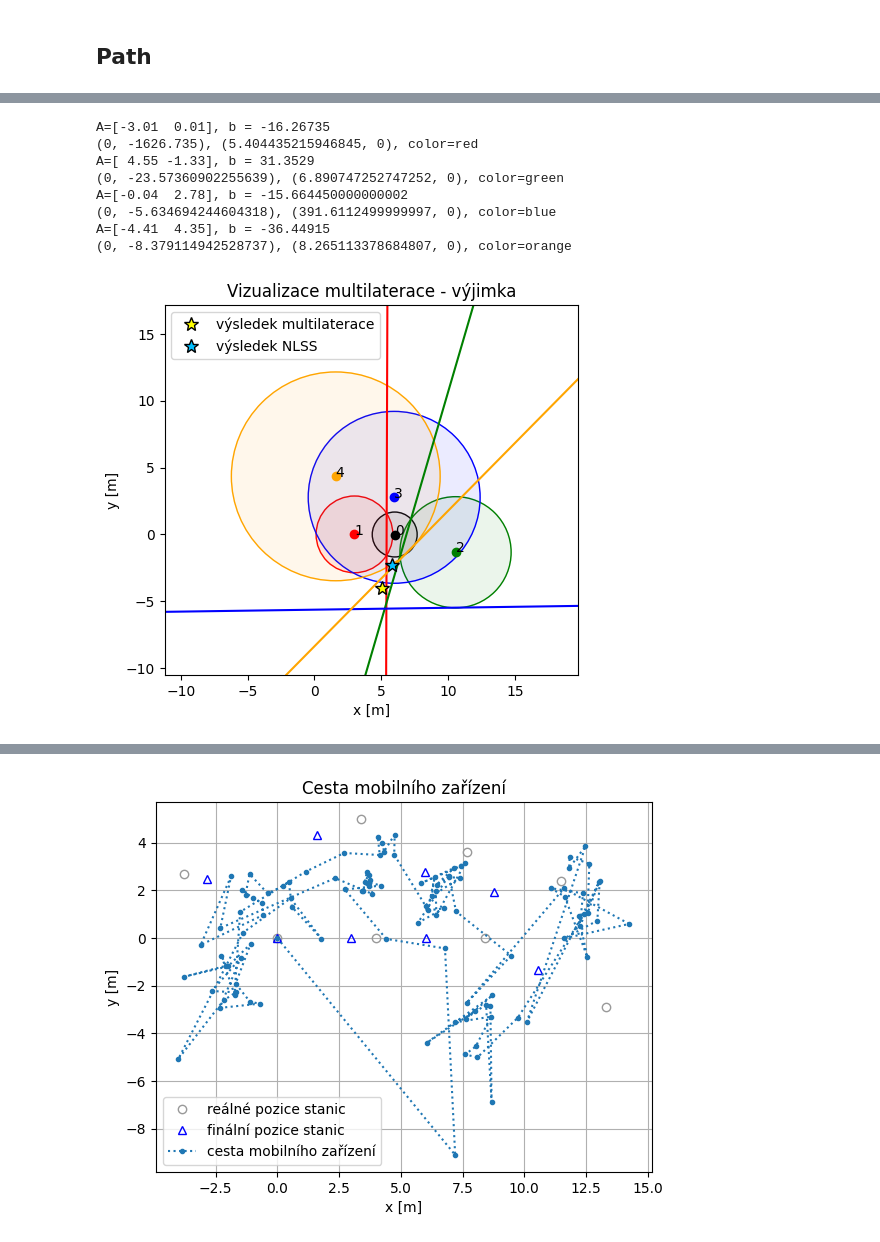
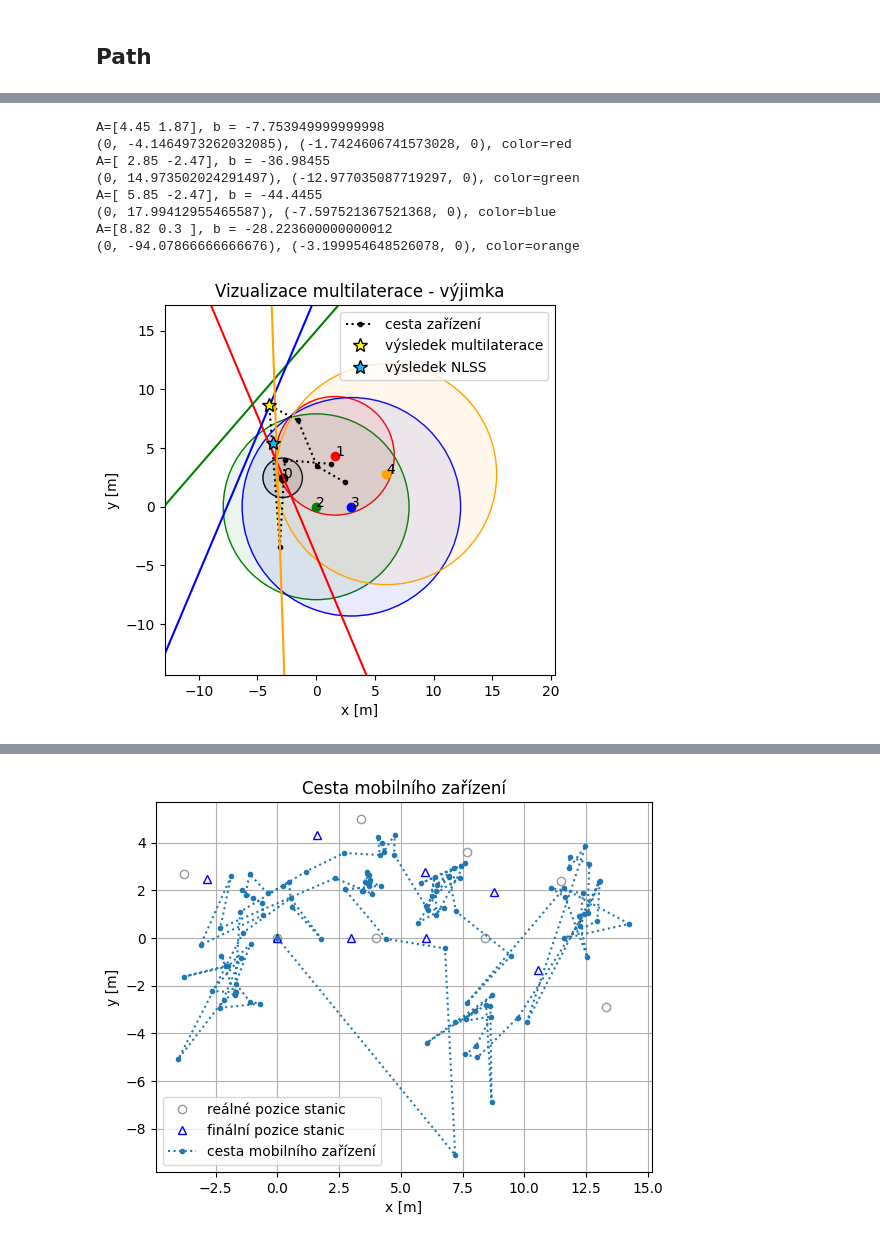
Before and after one commit to danielkurek/imf, a Jupyter notebook: result/plot-locations.ipynb, the cells around one changed output, grey strips where cells are left out. Cells and saved outputs as stored; diff of their text form; code cells hidden in the pictures.

Commit message:
[result] update figures + added information

```diff
--- a/result/plot-locations.ipynb
+++ b/result/plot-locations.ipynb
@@ -198,4 +264,4 @@ A=[3. 0.], b = -23.269341940000498
 # %%
-data_mobile = pd.read_json("logs/0020.json")
+data_mobile = pd.read_json("logs/0011.json")
 data_mobile.head()
 # %% [output]
@@ -219,0 +286,3 @@ data_mobile.head()
+# %%
+color_changes_mobile = pd.read_json("logs/0011-colors.json")
+color_changes_mobile.head()
@@ -219,0 +310,4 @@ data_mobile.head()
+# %%
+time_from = color_changes_mobile.iloc[6]["timestamp"]
+time_to = color_changes_mobile.iloc[8]["timestamp"]
+print(f"{time_from=} {time_to=}")
@@ -220,12 +316,20 @@ data_mobile.head()
 # %%
-path_slice = data_mobile.iloc[20:-20]
-plt.plot(real["x"], real["y"], "o", fillstyle="none", color="0.6", label="reálné pozice stanic")
-plt.plot(final["x"], final["y"], "^b", fillstyle="none", label="finální pozice stanic")
-plt.plot(path_slice["result_x"], path_slice["result_y"], ".:", label="cesta mobilního zařízení")
+path_slice = data_mobile.loc[(data_mobile["timestamp_start"] >= time_from) & (data_mobile["timestamp_start"] <= time_to)]
+# plt.plot(real["x"], real["y"], "o", fillstyle="none", color="0.6", label="reálné pozice stanic")
+plt.plot(final["x"], final["y"], "^b", fillstyle="none", label="pozice stanic použíté pro výpočet")
+plt.plot(path_slice["result_x"], path_slice["result_y"], ".-.", label="vypočítaná cesta zařízení")
+plt.plot(real_path_mobile["x"], real_path_mobile["y"], ".:", color="0.6", label="reálná cesta zařízení")
+plt.plot(path_slice.iloc[10:13]["result_x"], path_slice.iloc[10:13]["result_y"], "x", color="black", label="chybně určená pozice")
+# for i in range(len(path_slice)):
+#     plt.annotate(i, (path_slice.iloc[i]["result_x"], path_slice.iloc[i]["result_y"]))
+for i in range(len(real_path_mobile)):
+    plt.annotate(i, (real_path_mobile.iloc[i]["x"]-0.4, real_path_mobile.iloc[i]["y"]+0.15))
 plt.gca().set_xlabel("x [m]")
 plt.gca().set_ylabel("y [m]")
 plt.gca().set_title("Cesta mobilního zařízení")
-plt.legend()
+handles, labels = plt.gca().get_legend_handles_labels()
+legend_order = [0,2,1,3]
+plt.legend([handles[idx] for idx in legend_order],[labels[idx] for idx in legend_order])
 plt.grid()
 plt.savefig(f"{output_dir}finding-color-path.png", dpi=300)
 # %% [output]
@@ -242,21 +387,23 @@ filtered_mobile_data.head()
 # %%
-outlier_data = filtered_mobile_data.iloc[0]
-fig, ax = draw_multilateration_equations(outlier_data["chosen_anchors"], outlier_data["result_pos"])
+outlier_data = path_slice.iloc[11]
+fig, ax = plt.subplots()
+ax.plot(path_slice.iloc[8:15]["result_x"], path_slice.iloc[8:15]["result_y"], ".:", color="black", label="cesta zařízení")
+draw_multilateration_equations(outlier_data["chosen_anchors"], outlier_data["result_pos"], fig=fig, ax=ax)
 lma_pos = lma(outlier_data["chosen_anchors"])
 ax.plot(lma_pos[0], lma_pos[1], "*", label="výsledek NLSS", markersize=10, markerfacecolor="deepskyblue", markeredgewidth=1, markeredgecolor="black")
 ax.legend()
 ax.set_title("Vizualizace multilaterace - výjimka")
 fig.savefig(f"{output_dir}finding-color-multilateration-outlier.png", dpi=300)
 # %% [output]
-A=[-3.01  0.01], b = -16.26735
-(0, -1626.735), (5.404435215946845, 0), color=red
-A=[ 4.55 -1.33], b = 31.3529
-(0, -23.57360902255639), (6.890747252747252, 0), color=green
-A=[-0.04  2.78], b = -15.664450000000002
-(0, -5.634694244604318), (391.6112499999997, 0), color=blue
-A=[-4.41  4.35], b = -36.44915
-(0, -8.379114942528737), (8.265113378684807, 0), color=orange
+A=[4.45 1.87], b = -7.753949999999998
+(0, -4.1464973262032085), (-1.7424606741573028, 0), color=red
+A=[ 2.85 -2.47], b = -36.98455
+(0, 14.973502024291497), (-12.977035087719297, 0), color=green
+A=[ 5.85 -2.47], b = -44.4455
+(0, 17.99412955465587), (-7.597521367521368, 0), color=blue
+A=[8.82 0.3 ], b = -28.223600000000012
+(0, -94.07866666666676), (-3.199954648526078, 0), color=orange
-[figure, old version]
+[figure, new version]
 # %%
 path_slice = data_mobile.iloc[20:-20]
 lma_positions = path_slice["chosen_anchors"].apply(lma)
```
Also changed, not shown: parts of 23 cells of this notebook, 2 other files.
